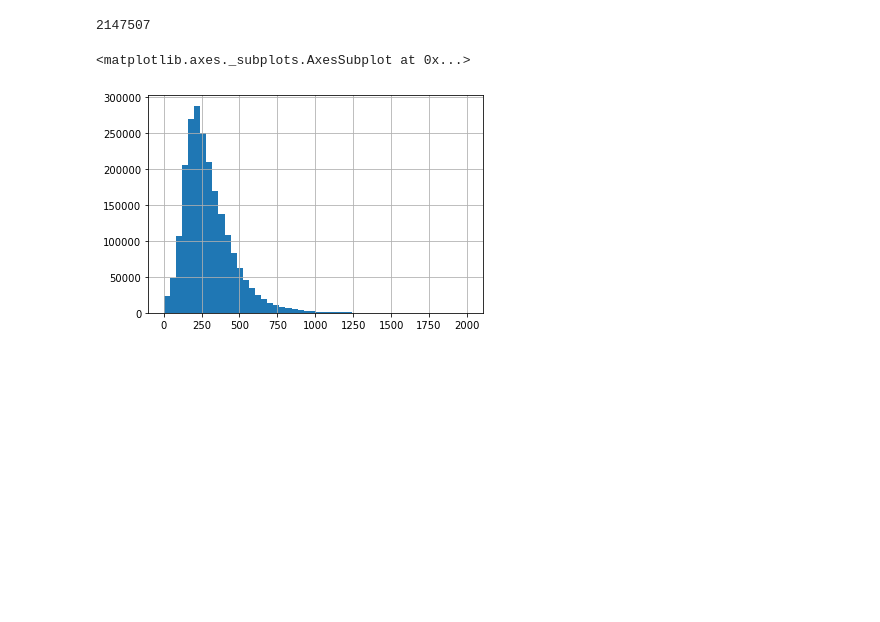
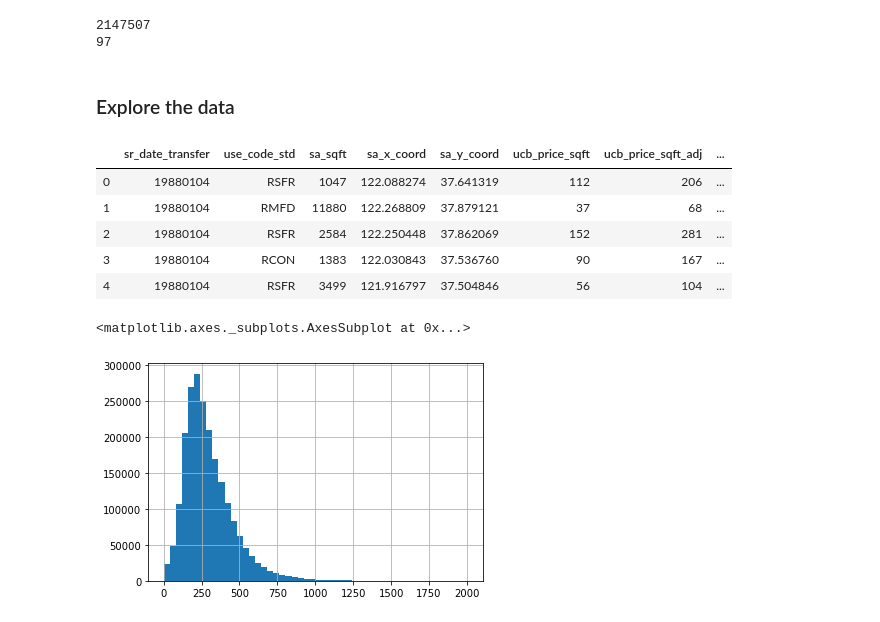
Before and after one commit to urbansim/urbanlab-demo, a Jupyter notebook: notebooks/Notebook-demo.ipynb, the cells around one changed output. Cells and saved outputs as stored; diff of their text form; code cells hidden in the pictures; blank space fills up the shorter version.

```diff
--- a/notebooks/Demo-notebook.ipynb
+++ b/notebooks/Notebook-demo.ipynb
@@ -25,4 +33,6 @@ Wall time: 1min 51s
-# %%
-len(df)
-# %% [output]
-2147507
+# %%
+print(len(df))  # row count
+print(len(df.columns))  # column.count
+# %% [output]
+2147507
+97
@@ -29,3 +44,14 @@ len(df)
+# %% [markdown]
+### Explore the data
+# %%
+df.head()
+# %% [output]
+|  | sr_date_transfer | use_code_std | sa_sqft | sa_x_coord | sa_y_coord | ucb_price_sqft | ucb_price_sqft_adj | ... |
+| 0 | 19880104 | RSFR | 1047 | 122.088274 | 37.641319 | 112 | 206 | ... |
+| 1 | 19880104 | RMFD | 11880 | 122.268809 | 37.879121 | 37 | 68 | ... |
+| 2 | 19880104 | RSFR | 2584 | 122.250448 | 37.862069 | 152 | 281 | ... |
+| 3 | 19880104 | RCON | 1383 | 122.030843 | 37.536760 | 90 | 167 | ... |
+| 4 | 19880104 | RSFR | 3499 | 121.916797 | 37.504846 | 56 | 104 | ... |
 # %%
 df.ucb_price_sqft_adj.hist(bins=50)
 # %% [output]
```
Also changed, not shown: parts of 6 cells of this notebook.
